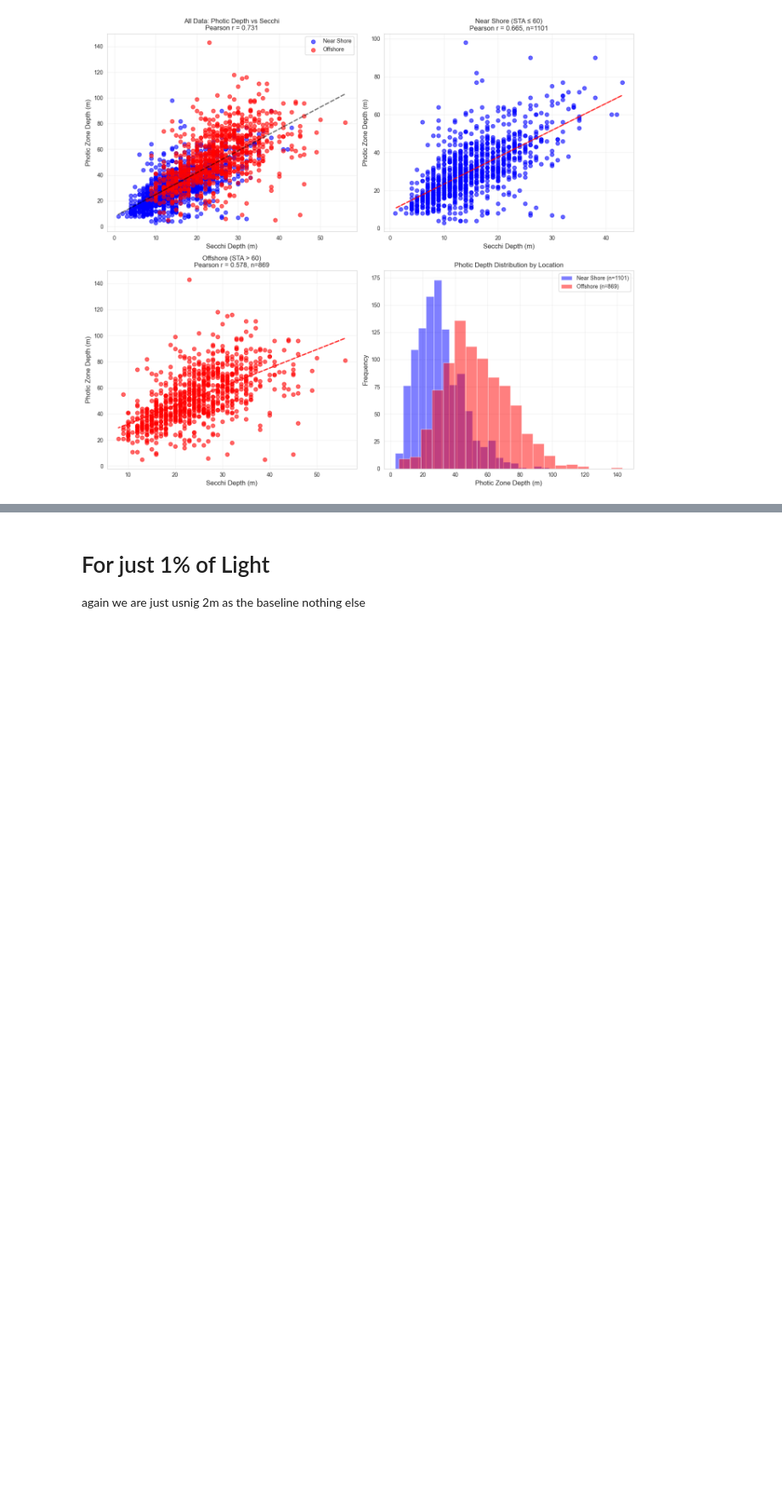
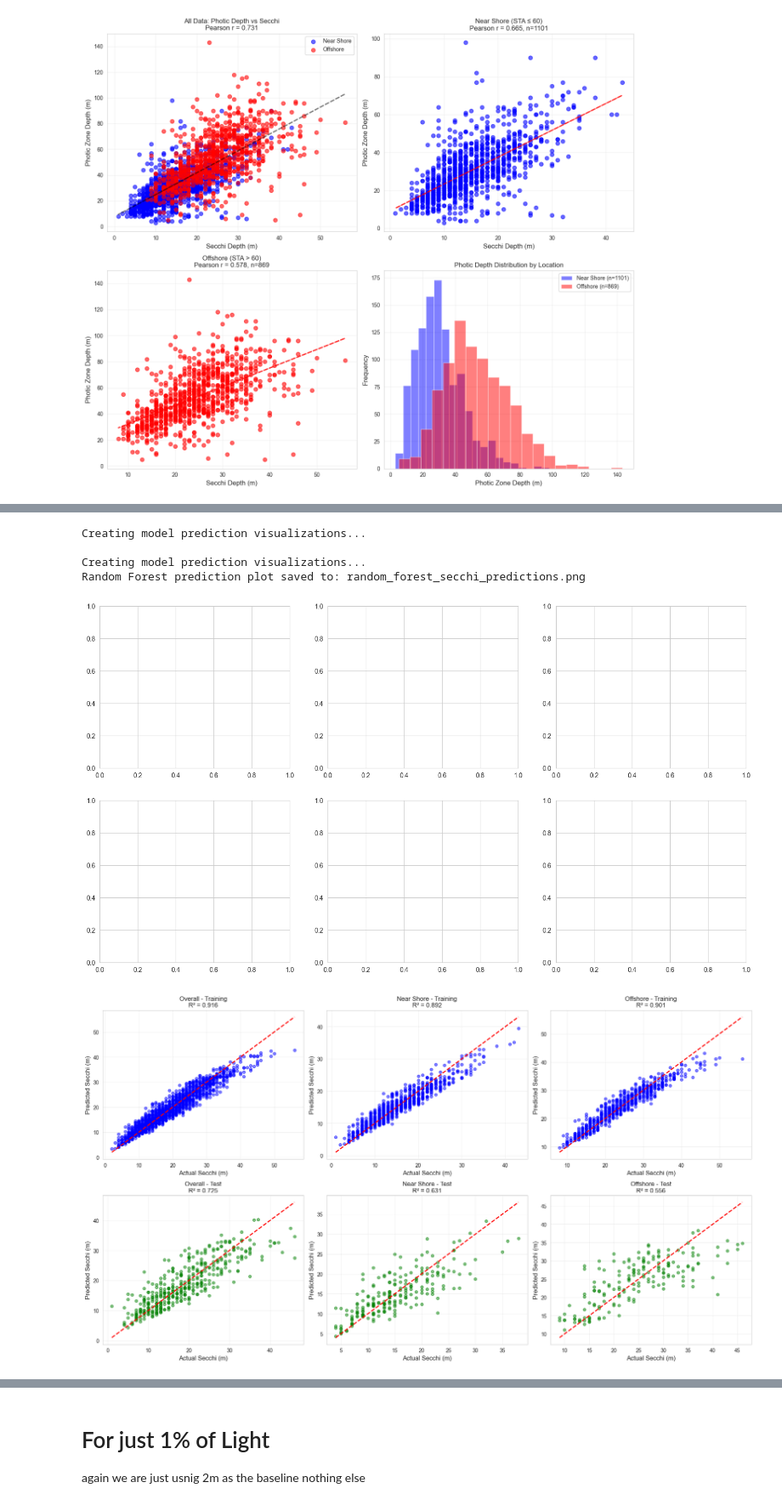
Before and after one commit to LucasC212/Scripps-Light-Attenuation-Capstone-Project, a Jupyter notebook: scripts/Aarti-secchi-vs-PAR.ipynb, the cells around one changed output, grey strips where cells are left out. Shown at 85% size. Saved outputs shown, nothing was run; the diff lists cells and outputs as text; code cells hidden in the pictures; blank space fills up the shorter version.

Commit message:
pushing random forest models and updated script

```diff
--- a/scripts/Aarti-secchi-vs-PAR.ipynb
+++ b/scripts/Aarti-secchi-vs-PAR.ipynb
@@ -506,0 +776,60 @@ Visualization saved to ../results/47photic_depth_secchi_shore_comparison.png
+# %%
+# ===== VISUALIZE MODEL PREDICTIONS =====
+print("\nCreating model prediction visualizations...")
+
+fig2, axes2 = plt.subplots(2, 3, figsize=(18, 10))
+
+# ===== VISUALIZE MODEL PREDICTIONS =====
+print("\nCreating model prediction visualizations...")
+
+fig2, axes2 = plt.subplots(2, 3, figsize=(18, 10))
+
+plot_idx = 0
+for name, res in results.items():
+    # Training data plot (Actual vs Predicted)
+    axes2[0, plot_idx].scatter(res['y_train'], res['y_train_pred'], alpha=0.5, s=30,
+                               color='blue')
+    # Add diagonal line (perfect prediction)
+    min_val = min(res['y_train'].min(), res['y_train_pred'].min())
+    max_val = max(res['y_train'].max(), res['y_train_pred'].max())
+    axes2[0, plot_idx].plot([min_val, max_val], [min_val, max_val], 'r--', lw=2)
+    axes2[0, plot_idx].set_xlabel('Actual Secchi (m)', fontsize=12)
+    axes2[0, plot_idx].set_ylabel('Predicted Secchi (m)', fontsize=12)
+    axes2[0, plot_idx].set_title(f'{name.replace("_", " ").title()} - Training\nR² = {res["train_r2"]:.3f}',
+                                 fontsize=12)
+    axes2[0, plot_idx].grid(True, alpha=0.3)
+
+    # Test data plot (Actual vs Predicted)
+    axes2[1, plot_idx].scatter(res['y_test'], res['y_test_pred'], alpha=0.5, s=30,
+                               color='green')
+    # Add diagonal line (perfect prediction)
+    min_val = min(res['y_test'].min(), res['y_test_pred'].min())
+    max_val = max(res['y_test'].max(), res['y_test_pred'].max())
+    axes2[1, plot_idx].plot([min_val, max_val], [min_val, max_val], 'r--', lw=2)
+    axes2[1, plot_idx].set_xlabel('Actual Secchi (m)', fontsize=12)
+    axes2[1, plot_idx].set_ylabel('Predicted Secchi (m)', fontsize=12)
+    axes2[1, plot_idx].set_title(f'{name.replace("_", " ").title()} - Test\nR² = {res["test_r2"]:.3f}',
+                                 fontsize=12)
+    axes2[1, plot_idx].grid(True, alpha=0.3)
+
+    plot_idx += 1
+
+# Hide unused subplots
+for i in range(plot_idx, 3):
+    axes2[0, i].axis('off')
+    axes2[1, i].axis('off')
+
+plt.tight_layout()
+
+RF_PLOT_PATH = Path("random_forest_secchi_predictions.png")
+plt.savefig(RF_PLOT_PATH, dpi=300, bbox_inches='tight')
+print(f"Random Forest prediction plot saved to: {RF_PLOT_PATH}")
+
+plt.show()
+# %% [output]
+Creating model prediction visualizations...
+
+Creating model prediction visualizations...
+Random Forest prediction plot saved to: random_forest_secchi_predictions.png
+[figure, added]
+[figure, added]
```
Also changed, not shown: parts of 6 cells of this notebook, 8 other files.
